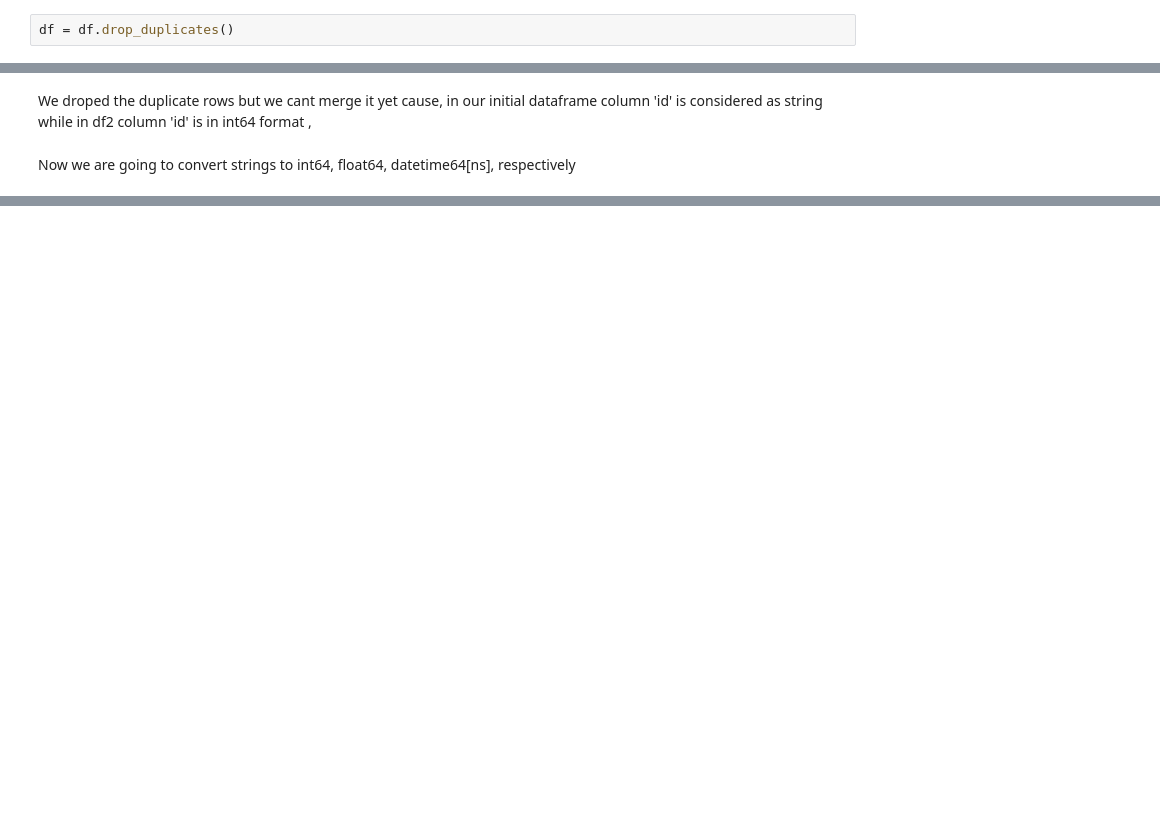
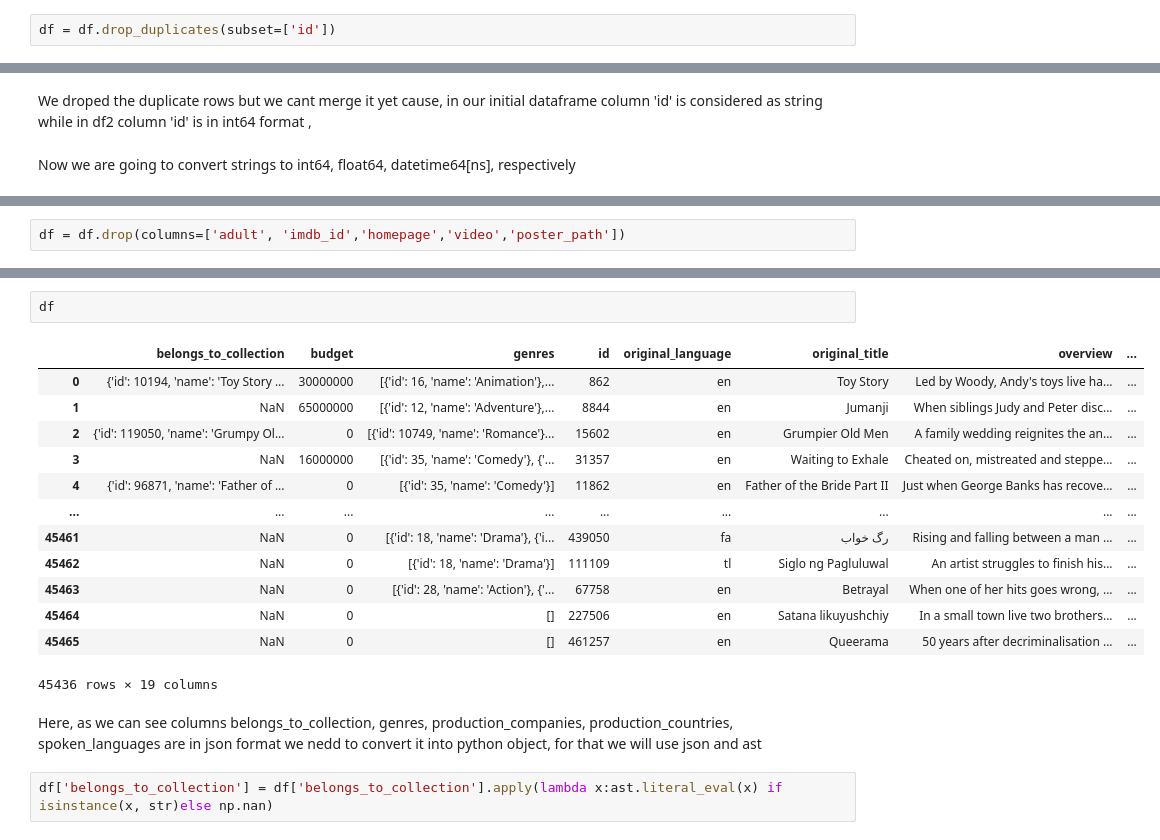
Before and after one commit to AmeyDande/pandas-movie-analysis, a Jupyter notebook: notebook/movies-analysis.ipynb, the cells around one changed output, grey strips where cells are left out. Cells and saved outputs as stored; diff of their text form; blank space fills up the shorter version.

Commit message:
Json's converted to objects

```diff
--- a/notebook/movies-analysis.ipynb
+++ b/notebook/movies-analysis.ipynb
@@ -82,2 +84,2 @@ df[df.duplicated(keep=False)].sort_values(by='id')
 # %%
-df = df.drop_duplicates()
+df = df.drop_duplicates(subset=['id'])
@@ -113,0 +153,2 @@ Now we are going to convert strings to int64, float64, datetime64[ns], respectiv
+# %%
+df = df.drop(columns=['adult', 'imdb_id','homepage','video','poster_path'])
@@ -113,0 +175,20 @@ Now we are going to convert strings to int64, float64, datetime64[ns], respectiv
+# %%
+df
+# %% [output]
+|  | belongs_to_collection | budget | genres | id | original_language | original_title | overview | ... |
+| 0 | {'id': 10194, 'name': 'Toy Story ... | 30000000 | [{'id': 16, 'name': 'Animation'},... | 862 | en | Toy Story | Led by Woody, Andy's toys live ha... | ... |
+| 1 | NaN | 65000000 | [{'id': 12, 'name': 'Adventure'},... | 8844 | en | Jumanji | When siblings Judy and Peter disc... | ... |
+| 2 | {'id': 119050, 'name': 'Grumpy Ol... | 0 | [{'id': 10749, 'name': 'Romance'}... | 15602 | en | Grumpier Old Men | A family wedding reignites the an... | ... |
+| 3 | NaN | 16000000 | [{'id': 35, 'name': 'Comedy'}, {'... | 31357 | en | Waiting to Exhale | Cheated on, mistreated and steppe... | ... |
+| 4 | {'id': 96871, 'name': 'Father of ... | 0 | [{'id': 35, 'name': 'Comedy'}] | 11862 | en | Father of the Bride Part II | Just when George Banks has recove... | ... |
+| ... | ... | ... | ... | ... | ... | ... | ... | ... |
+| 45461 | NaN | 0 | [{'id': 18, 'name': 'Drama'}, {'i... | 439050 | fa | رگ خواب | Rising and falling between a man ... | ... |
+| 45462 | NaN | 0 | [{'id': 18, 'name': 'Drama'}] | 111109 | tl | Siglo ng Pagluluwal | An artist struggles to finish his... | ... |
+| 45463 | NaN | 0 | [{'id': 28, 'name': 'Action'}, {'... | 67758 | en | Betrayal | When one of her hits goes wrong, ... | ... |
+| 45464 | NaN | 0 | [] | 227506 | en | Satana likuyushchiy | In a small town live two brothers... | ... |
+| 45465 | NaN | 0 | [] | 461257 | en | Queerama | 50 years after decriminalisation ... | ... |
+45436 rows × 19 columns
+# %% [markdown]
+Here, as we can see columns belongs_to_collection, genres, production_companies, production_countries, spoken_languages are in json format we nedd to convert it into python object, for that we will use json and ast
+# %%
+df['belongs_to_collection'] = df['belongs_to_collection'].apply(lambda x:ast.literal_eval(x) if isinstance(x, str)else np.nan)
```
Also changed, not shown: parts of 20 cells of this notebook.
